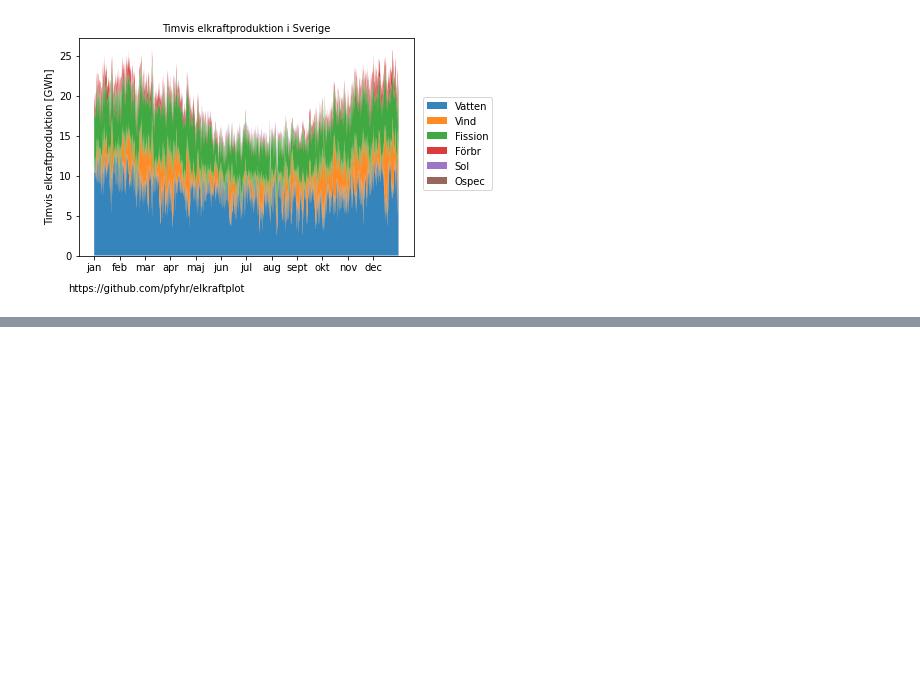
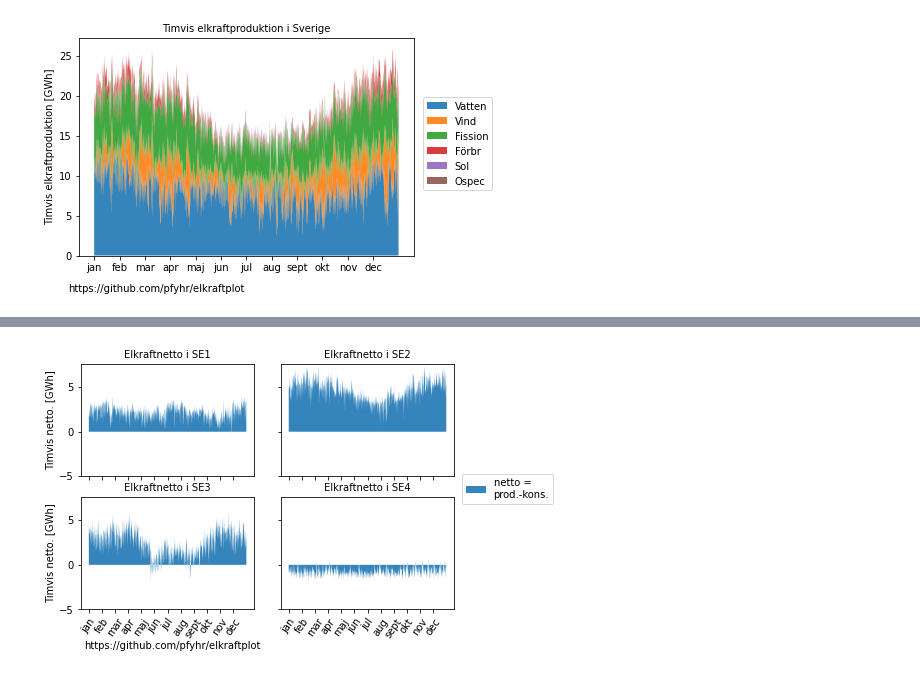
Before and after one commit to pfyhr/elkraftplot, a Jupyter notebook: elkraftplot.ipynb, the cells around one changed output, grey strips where cells are left out. Cells and saved outputs as stored; diff of their text form; code cells hidden in the pictures; blank space fills up the shorter version.

Commit message:
update plots

```diff
--- a/elkraftplot.ipynb
+++ b/elkraftplot.ipynb
@@ -261,0 +266,61 @@ plt.show()
+# %%
+#create consumption and production sums for each SE
+for SE in [1, 2, 3, 4]:
+    df[f'nettkonsumptionSE{SE}GWh'] = -df[f'Timmätt förbrexkl. avk.lastSE{SE}MWh']/1e3 +\
+        -df[f'Timmätt förbr>50 MWSE{SE}MWh']/1e3 + -df[f'Avkopplingsb.lastSE{SE}MWh']/1e3 + \
+        -df[f'TimmättaförlusterSE{SE}MWh']/1e3
+
+    if SE == 3:
+        df[f'nettoproduktionSE{SE}GWh'] = df[f'Vattenkraft produktionSE{SE}MWh']/1e3 + \
+                df[f'VindkraftproduktionSE{SE}MWh']/1e3 + df[f'KärnkraftproduktionSE{SE}MWh']/1e3 + \
+                df[f'VärmekraftproduktionSE{SE}MWh']/1e3 + df[f'SolkraftproduktionSE{SE}MWh']/1e3 + \
+                df[f'Ospec. produktionSE{SE}MWh']/1e3
+    else:
+        df[f'nettoproduktionSE{SE}GWh'] = df[f'Vattenkraft produktionSE{SE}MWh']/1e3 + \
+                df[f'VindkraftproduktionSE{SE}MWh']/1e3 + df['KärnkraftproduktionSE3MWh']*0/1e3 + \
+                df[f'VärmekraftproduktionSE{SE}MWh']/1e3 + df[f'SolkraftproduktionSE{SE}MWh']/1e3 + \
+                df[f'Ospec. produktionSE{SE}MWh']/1e3
+# %%
+fig, axs = plt.subplots(2,2, sharex=True, sharey=True)
+plt.tight_layout()
+
+labels = ['netto =\nprod.-kons.']
+
+for SE in [1, 2, 3, 4]:
+    if SE == 1:
+        row = 0
+        col = 0
+    elif SE == 2:
+        row = 0
+        col = 1
+    elif SE == 3:
+        row = 1
+        col = 0
+    else:
+        row = 1
+        col = 1
+
+
+    axs[row,col].stackplot(df['xticks'], df[f'nettoproduktionSE{SE}GWh'] - df[f'nettkonsumptionSE{SE}GWh'], \
+       labels=labels, alpha=0.9)
+
+    if row == 1:
+        axs[row,col].set_xticks(np.arange(1,13,1))
+        axs[row,col].set_xticklabels( \
+         ['jan', 'feb', 'mar', 'apr', 'maj', 'jun', 'jul', 'aug', 'sept', 'okt', 'nov', 'dec'] \
+         , rotation = 55)
+    if col == 0:
+        axs[row,col].set_ylabel('Timvis netto. [GWh]')
+    axs[row,col].set_title(f'Elkraftnetto i SE{SE}', fontsize=10)
+
+offset = 5
+netylims = (ylims[0]-offset, ylims[1]-offset)
+axs[row,col].set_ylim(netylims)
+
+#add the legend
+axs[row,col].legend(bbox_to_anchor=(1.60, 1.25))
+plt.text(0.1, -0.04, 'https://github.com/pfyhr/elkraftplot', fontsize=10, transform=plt.gcf().transFigure)
+
+plt.savefig("netto_stack_SEs.png", dpi=600, bbox_inches='tight')
+# %% [output]
+[figure, added]
```
Also changed, not shown: parts of 5 cells of this notebook, 7 other files.
